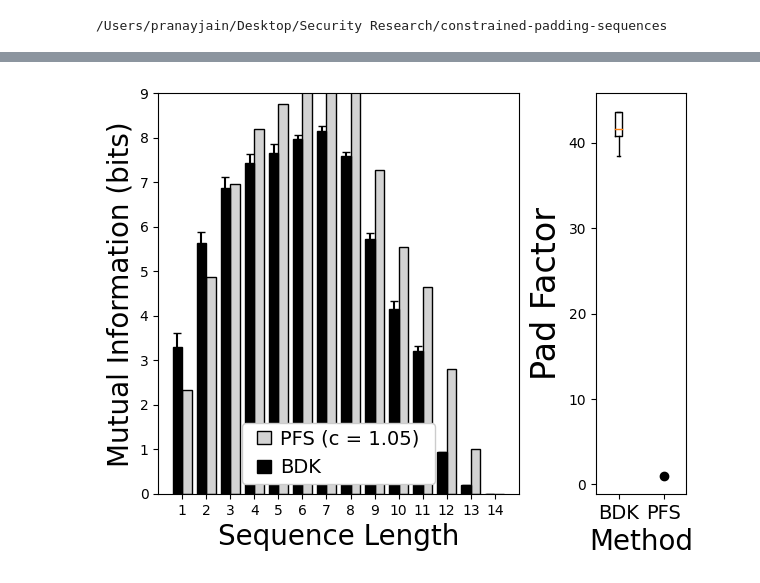
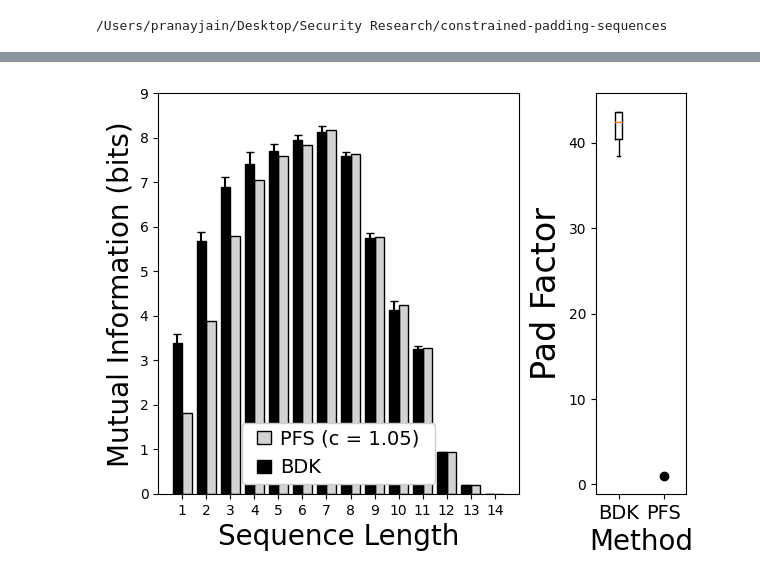
Before and after one commit to pranay-jain/constrained-padding-sequences, a Jupyter notebook: experiments/fig2.ipynb, the cells around one changed output, grey strips where cells are left out. Saved outputs shown, nothing was run; the diff lists cells and outputs as text; code cells hidden in the pictures.

```diff
--- a/experiments/fig2.ipynb
+++ b/experiments/fig2.ipynb
@@ -23,10 +23,13 @@ from bdk import run_bdk
 from pfs import run_pfs
 # %%
 dataset = "autocomplete"
+c=1.05
 
-_, backes_min, backes_max, backes_c_list, _, _ = run_bdk(dataset)
-pfs_res = run_pfs(dataset, 1.05)
-pfs_pad_scheme, pfs_i_inf = pfs_res['pad_scheme'], pfs_res['i_inf']
+bdk_res = run_bdk(dataset)
+backes_min, backes_max, backes_c_list = bdk_res['mutual_inf'][0], bdk_res['mutual_inf'][1], bdk_res['pad_factors'][0]
+
+pfs_res = run_pfs(dataset, c)
+pfs_pad_scheme, pfs_mutual_inf = pfs_res['pad_scheme'], pfs_res['mutual_inf']
 # %% [output]
 ('c', 'co', 'cou', 'coul', 'could', 'couldn', 'couldn-', 'couldn-t')
 ('w', 'wo', 'wou', 'woul', 'would', 'wouldn', 'wouldn-', 'wouldn-t')
@@ -48,37 +51,37 @@ i_inf for target sequence length 14 = 0.0
 # %%
 fig, axs = plt.subplots(1, 2, gridspec_kw={'width_ratios': [4,1]}, figsize=(6.4, 5.2))
 
-xvals = np.arange(1,len(pfs_i_inf)+1,1)
-axs[0].bar(xvals + 0.2, pfs_i_inf, label="PFS (c = 1.05)", color="lightgrey", width=.4, edgecolor='black')
+xvals = np.arange(1,len(pfs_mutual_inf)+1,1)
+axs[0].bar(xvals + 0.2, pfs_mutual_inf, label="PFS (c = 1.05)", color="lightgrey", width=.4, edgecolor='black')
 
 yerrs = np.array(backes_max) - np.array(backes_min)
 axs[0].bar(xvals - 0.2, backes_min, label="BDK", color="black", width=.4, edgecolor='black')
 plotline, caplines, barlinecols = axs[0].errorbar(xvals - 0.2, backes_min, yerr=yerrs, fmt="none", color="black", lolims=True)
 caplines[0].set_marker('_')
 caplines[0].set_markersize(6)
 
 
 legend = axs[0].legend(loc='lower center', fontsize=14, framealpha=1, handletextpad=0.5, handleheight=0.7, handlelength=0.7, borderpad=0.35)
 legend._legend_box.width = 180
 axs[0].set_xlim(0,15)
 axs[0].set_xticks(np.arange(1,15,1))
 axs[0].set_ylim(0,9)
 axs[0].set_yticks(np.arange(0,10,1))
 #axs[0].grid()
 axs[0].set_xlabel('Sequence Length', fontsize=20)
 axs[0].set_ylabel('Mutual Information (bits)', fontsize=20)
 
 axs[1].set_xlabel('Method', fontsize=20)
 axs[1].set_ylabel('Pad Factor', fontsize=24)
 axs[1].boxplot([backes_c_list,[]], whis=[0,100])
 axs[1].set_xticklabels(['BDK', 'PFS'], fontsize=14)
 axs[1].scatter(2,1.05, color='black')
 
 pad_factor_pos = axs[1].get_position()
 pad_factor_pos.x0 = pad_factor_pos.x0 + 0.05
 pad_factor_pos.x1 = pad_factor_pos.x1 + 0.05
 axs[1].set_position(pad_factor_pos)
 
 plt.show()
 # %% [output]
-[figure, old version]
+[figure, new version]
```
Also changed, not shown: parts of 9 cells of this notebook, 3 other files.
